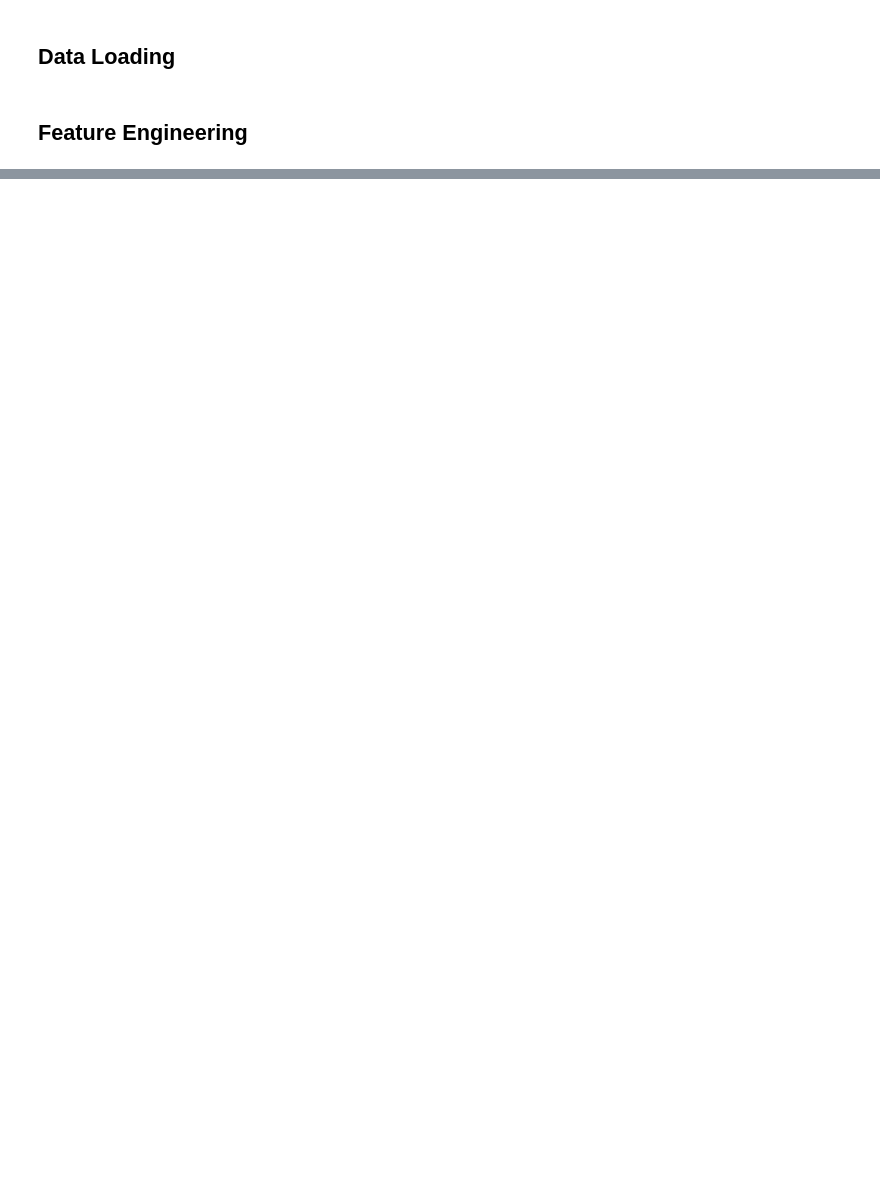
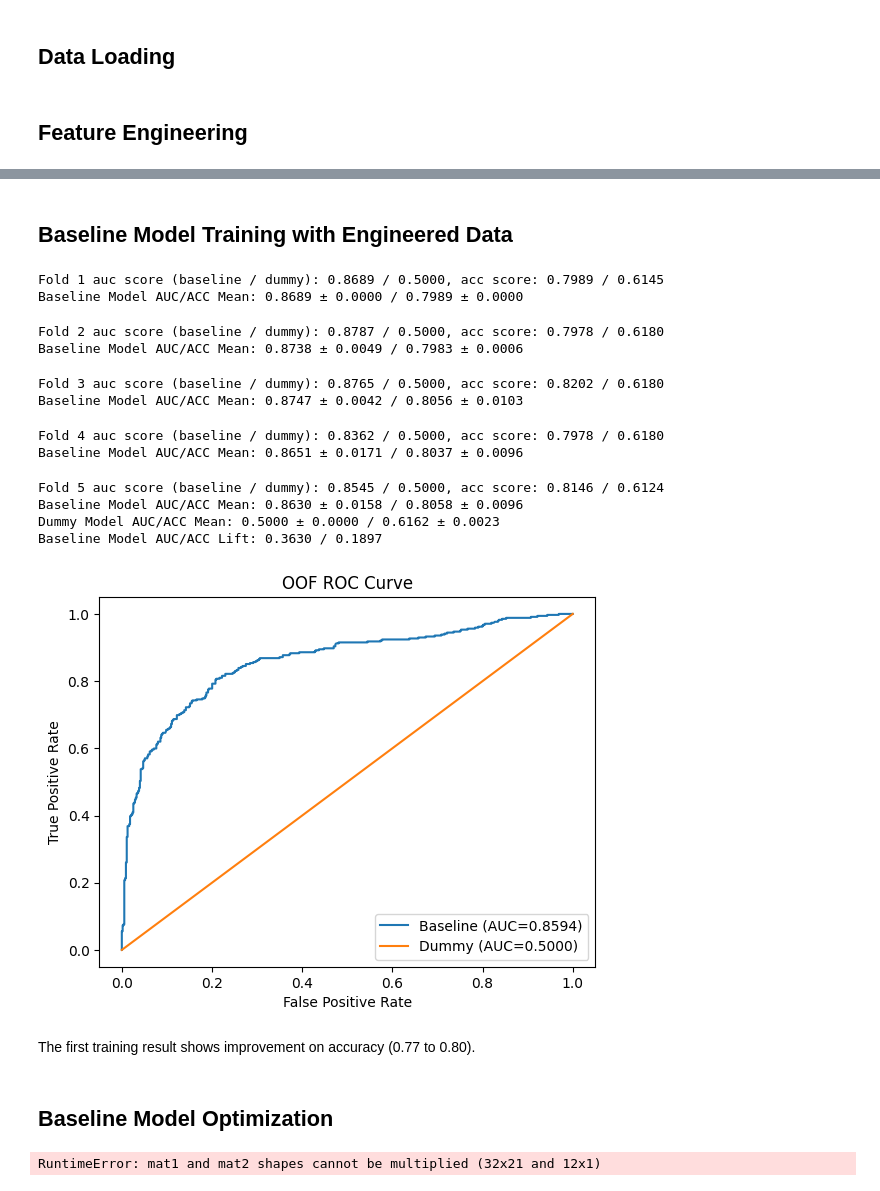
Before and after one commit to vvclin-git/kaggle-tabular-classification-titanic, a Jupyter notebook: notebooks/02_improve_train.ipynb, the cells around one changed output, grey strips where cells are left out. Drawn from its saved outputs; the diff is of its cells as text; code cells hidden in the pictures; blank space fills up the shorter version.

Commit message:
feature engineering & auc based optimization

```diff
--- a/notebooks/02_improve_train.ipynb
+++ b/notebooks/02_improve_train.ipynb
@@ -450,0 +407,23 @@ room_df.head()
+# %%
+# create preprocess
+
+num_cols = ['Age', 'Fare', 'SibSp', 'Parch', 'Company']
+cat_cols = ['Sex', 'Pclass', 'Embarked', 'Title', 'Deck']
+bol_cols = ['HasCabin', 'Alone']
+
+def create_new_preprocess():
+    preprocess = ColumnTransformer(
+        transformers=[
+            ('num', Pipeline([
+                ('imputer', SimpleImputer(strategy='median')),
+                ('scaler', StandardScaler()),
+            ]), num_cols),
+            ('cat', Pipeline([
+                ('imputer', SimpleImputer(strategy='most_frequent')),
+                ('ohe', OneHotEncoder(handle_unknown='ignore')),
+            ]), cat_cols),
+            ('bol', 'passthrough', bol_cols)
+        ],
+        remainder='drop'
+    )
+    return preprocess
@@ -450,0 +444,33 @@ room_df.head()
+# %% [markdown]
+## Baseline Model Training with Engineered Data
+# %%
+skf = StratifiedKFold(n_splits=5, shuffle=True, random_state=37)
+batch_size = 64
+epochs = 5
+lr = 1e-2
+weight_decay=0.0
+
+perform_cv_baseline(X, y, skf, create_new_preprocess, DEVICE, batch_size, epochs, lr, weight_decay);
+# %% [output]
+Fold 1 auc score (baseline / dummy): 0.8689 / 0.5000, acc score: 0.7989 / 0.6145
+Baseline Model AUC/ACC Mean: 0.8689 ± 0.0000 / 0.7989 ± 0.0000
+Fold 2 auc score (baseline / dummy): 0.8787 / 0.5000, acc score: 0.7978 / 0.6180
+Baseline Model AUC/ACC Mean: 0.8738 ± 0.0049 / 0.7983 ± 0.0006
+Fold 3 auc score (baseline / dummy): 0.8765 / 0.5000, acc score: 0.8202 / 0.6180
+Baseline Model AUC/ACC Mean: 0.8747 ± 0.0042 / 0.8056 ± 0.0103
+Fold 4 auc score (baseline / dummy): 0.8362 / 0.5000, acc score: 0.7978 / 0.6180
+Baseline Model AUC/ACC Mean: 0.8651 ± 0.0171 / 0.8037 ± 0.0096
+Fold 5 auc score (baseline / dummy): 0.8545 / 0.5000, acc score: 0.8146 / 0.6124
+Baseline Model AUC/ACC Mean: 0.8630 ± 0.0158 / 0.8058 ± 0.0096
+Dummy Model AUC/ACC Mean: 0.5000 ± 0.0000 / 0.6162 ± 0.0023
+Baseline Model AUC/ACC Lift: 0.3630 / 0.1897
+[figure, added]
+# %% [markdown]
+The first training result shows improvement on accuracy (0.77 to 0.80).
+# %% [markdown]
+## Baseline Model Optimization
+# %%
+rng = np.random.default_rng(37)
+best, history, best_model = random_search(rng, 20, cv_eval_fn)
+# %% [output]
+RuntimeError: mat1 and mat2 shapes cannot be multiplied (32x21 and 12x1)
```
Also changed, not shown: parts of 20 cells of this notebook, 1 other file.
